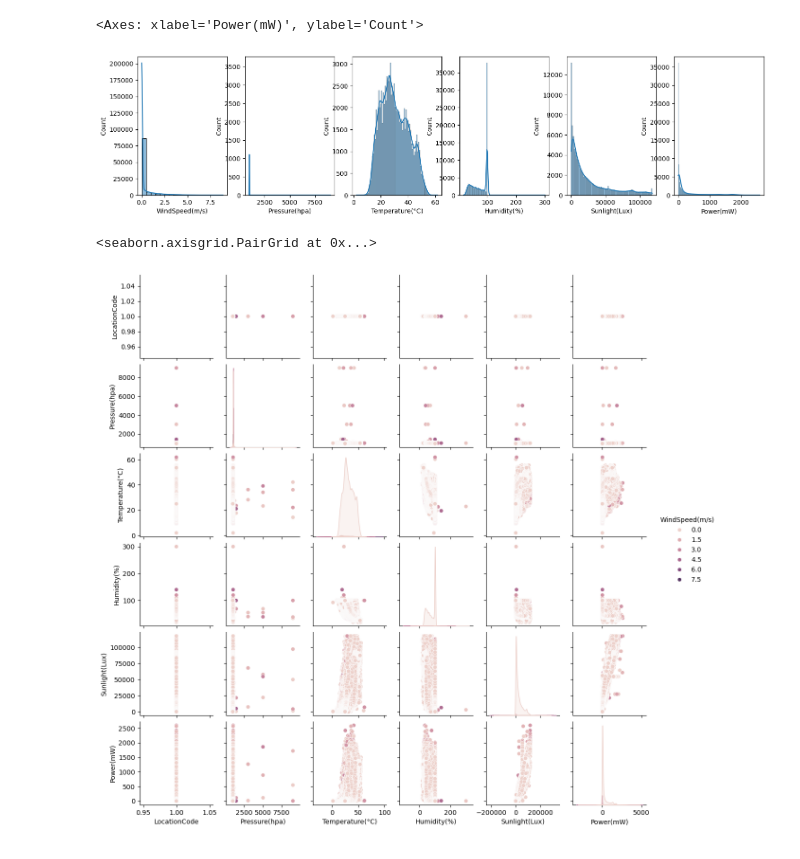
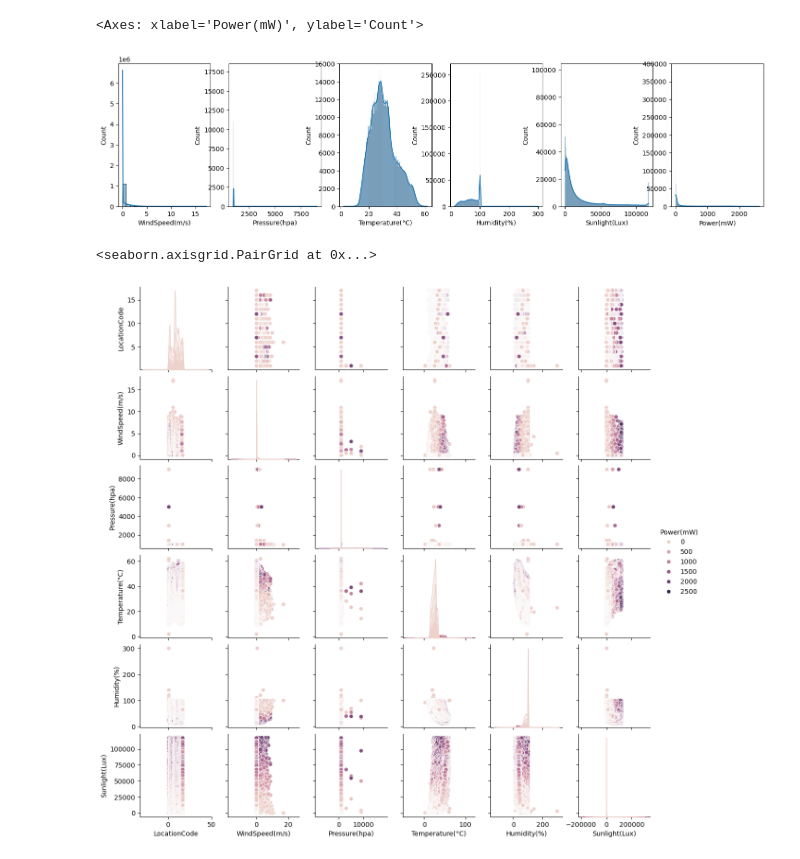
Before and after one commit to TAIWAN-ET/-----, a Jupyter notebook: aicup/analysis.ipynb, the cells around one changed output. Saved outputs shown, nothing was run; the diff lists cells and outputs as text; code cells hidden in the pictures.

```diff
--- a/aicup/analysis.ipynb
+++ b/aicup/analysis.ipynb
@@ -5,11 +5,9 @@ import matplotlib.pyplot as plt
 import seaborn as sns
 from sklearn.datasets import load_iris
 
-# Load the CSV file
-df_data = pd.read_csv('36_TrainingData/L1_Train.csv')
+train_file_paths = [f'36_TrainingData/L{i}_Train.csv' for i in range(1, 18)]
+df_list = [pd.read_csv(file) for file in train_file_paths]
+df_data = pd.concat(df_list, ignore_index=True)
 df_data.describe()
-#df_data.hist(alpha=0.6,layout=(3,3), figsize=(12, 8), bins=10)
-#plt.tight_layout()
-#plt.show()
 # %% [output]
 |  | LocationCode | WindSpeed(m/s) | Pressure(hpa) | Temperature(°C) | Humidity(%) | Sunlight(Lux) | Power(mW) |
@@ -32,12 +30,12 @@ sns.histplot(df_data["Sunlight(Lux)"][:], ax=axes[4], kde=True)
 sns.histplot(df_data["Power(mW)"][:], ax=axes[5], kde=True)
 # %% [output]
 <Axes: xlabel='Power(mW)', ylabel='Count'>
-[figure, old version]
+[figure, new version]
 # %%
-sns.pairplot(df_data, hue="WindSpeed(m/s)", height=2, diag_kind="kde")
+sns.pairplot(df_data, hue="Power(mW)", height=2, diag_kind="kde")
 # %% [output]
 <seaborn.axisgrid.PairGrid at 0x...>
-[figure, old version]
+[figure, new version]
 # %%
 # correlation 計算
 corr = df_data[['WindSpeed(m/s)', 'Pressure(hpa)', 'Temperature(°C)', 'Humidity(%)', 'Sunlight(Lux)', 'Power(mW)']].corr()
```
Also changed, not shown: parts of 3 cells of this notebook.
